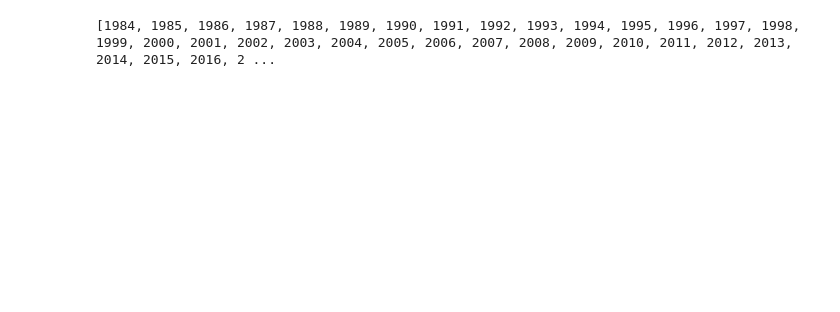
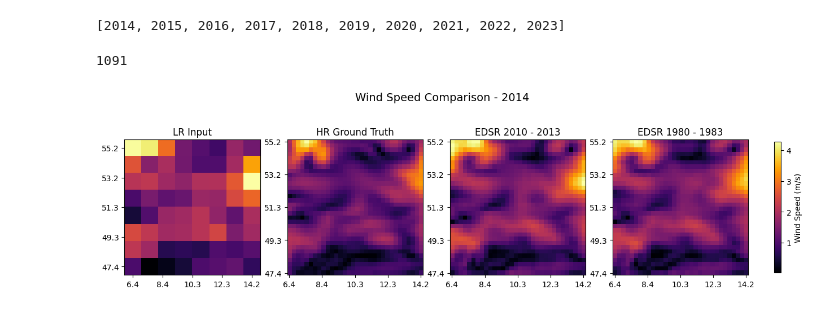
Before and after one commit to UBela/temporal_sr, a Jupyter notebook: notebooks/training_year_comparison.ipynb, the cells around one changed output. Cells and saved outputs as stored; diff of their text form; code cells hidden in the pictures; blank space fills up the shorter version.

```diff
--- a/notebooks/training_year_comparison.ipynb
+++ b/notebooks/training_year_comparison.ipynb
@@ -17,12 +17,14 @@ dataset_dir = '../../data/all_years_merged_era5.nc'
 
 SCALING_FACTOR = 4
 TEST_YEAR = 2014
-TRAIN_START = '1980-01-01'
-TRAIN_END = '1982-12-31'
-years = [i for i in range(1984, 2024)]
+TRAIN_START_1 = '1980-01-01'
+TRAIN_END_1 = '1982-12-31'
+TRAIN_START_2 = '2010-01-01'
+TRAIN_END_2 = '2012-12-31'
+years = list(range(2014, 2024))
 print(years)
 # %% [output]
-[1984, 1985, 1986, 1987, 1988, 1989, 1990, 1991, 1992, 1993, 1994, 1995, 1996, 1997, 1998, 1999, 2000, 2001, 2002, 2003, 2004, 2005, 2006, 2007, 2008, 2009, 2010, 2011, 2012, 2013, 2014, 2015, 2016, 2 ...
+[2014, 2015, 2016, 2017, 2018, 2019, 2020, 2021, 2022, 2023]
 # %%
 def load_dataset(data, start, end, patch_size):
     dataset = xr.open_dataset(data).sel(valid_time=slice(start, end)).isel(
@@ -120,10 +122,14 @@ def get_ground_truth_ws(data_dir, train_start,train_end, test_year):
     gt_ws = np.sqrt(test_split['u10'].values**2 + test_split['v10'].values**2)
     return test_split, gt_ws, scale
 
-eval_split, ground_truth_wind_speeds, scale = get_ground_truth_ws(data_dir=dataset_dir,
-                                                                    train_start=TRAIN_START,
-                                                                    train_end=TRAIN_END,
+eval_split, ground_truth_wind_speeds, scale1 = get_ground_truth_ws(data_dir=dataset_dir,
+                                                                    train_start=TRAIN_START_1,
+                                                                    train_end=TRAIN_END_1,
                                                                     test_year=TEST_YEAR)
+_, _, scale2 = get_ground_truth_ws(data_dir=dataset_dir,
+                                      train_start=TRAIN_START_2,
+                                      train_end=TRAIN_END_2,
+                                      test_year=TEST_YEAR)
 def get_low_res_ws(test_data, scaling_factor):
     u10, v10 = [], []
     for i in range(test_data['u10'].shape[0]):
@@ -136,11 +142,12 @@ def get_low_res_ws(test_data, scaling_factor):
 
 lr_wind_speeds = get_low_res_ws(eval_split, SCALING_FACTOR)
 
-def get_wind_speed_fields(files_dir, scaling_factor, year, normalization_scale,lr_ws, gt_ws):
+def get_wind_speed_fields(files_dir, scaling_factor, year, normalization_scales,lr_ws, gt_ws):
     files = os.listdir(files_dir)
     ws_fields = [lr_ws, gt_ws]
     names = ["LR Input", "HR Ground Truth"]
-
+    scale_1 = normalization_scales[0]
+    scale_2 = normalization_scales[1]
     for file in files:
         if not file.endswith(f'{scaling_factor}x.pt'):
             continue
@@ -150,45 +157,51 @@ def get_wind_speed_fields(files_dir, scaling_factor, year, normalization_scale,l
 
         if file == f'EDSR_2010_13_{year}_{scaling_factor}x.pt':
 
-            edsr_1013 = get_original_wind_speed(field, normalization_scale)
-            names.append("EDSR trained on years 2010 - 2013")
+            edsr_1013 = get_original_wind_speed(field, scale_2)
+            names.append("EDSR 2010 - 2013")
             ws_fields.append(edsr_1013)
 
         elif file == f'EDSR_ws_temp_{year}_{scaling_factor}x.pt':
-            names.append("EDSR trained on years 1980 - 1983")
-            edsr = get_original_wind_speed(field, normalization_scale)
+            names.append("EDSR 1980 - 1983")
+            edsr = get_original_wind_speed(field, scale_1)
             ws_fields.append(edsr)
     return ws_fields, names
 # %%
+longitudes = eval_split.longitude.values[:32]
+latitudes = eval_split.latitude.values[:32]
+
 def plot_comparison(fields, names, index):
     assert len(fields) == len(names)
     fig, ax = plt.subplots(1, len(names), figsize=(15, 8))
     fields = [field[index] for field in fields]
     long_ticks = np.linspace(longitudes[0], longitudes[-1], 5)
     lat_ticks = np.linspace(latitudes[0], latitudes[-1], 5)
     for i, field in enumerate(fields):
         if names[i] == "HR Ground Truth":
             im = ax[i].imshow(field, cmap='inferno')
         else:
             ax[i].imshow(field, cmap='inferno')
         ax[i].set_title(names[i])
         ax[i].set_title(names[i])
         ax[i].set_xticks(np.linspace(0, field.shape[1]-1, len(long_ticks)))
         ax[i].set_yticks(np.linspace(0, field.shape[0]-1, len(lat_ticks)))
         ax[i].set_xticklabels([f'{round(i, 1)}' for i in long_ticks])
         ax[i].set_yticklabels([f'{round(i, 1)}' for i in lat_ticks])
     cbar = fig.colorbar(im, ax=ax, orientation='vertical', fraction=0.01, pad=0.04)
     cbar.set_label('Wind Speed (m/s)')
     plt.suptitle(f"Wind Speed Comparison - {TEST_YEAR}", fontsize=14, y=.75)
     plt.show()
 
 ws_fields, names = get_wind_speed_fields(files_dir=preds_dir,
                                         scaling_factor=SCALING_FACTOR,
                                         year=TEST_YEAR,
-                                        normalization_scale=scale,
+                                        normalization_scales=[scale1, scale2],
                                         lr_ws=lr_wind_speeds,
                                         gt_ws=ground_truth_wind_speeds)
 
 index = np.random.randint(0, len(ground_truth_wind_speeds))
 print(index)
 plot_comparison(ws_fields, names, 609)
+# %% [output]
+1091
+[figure, added]
```
Also changed, not shown: parts of 4 cells of this notebook.
